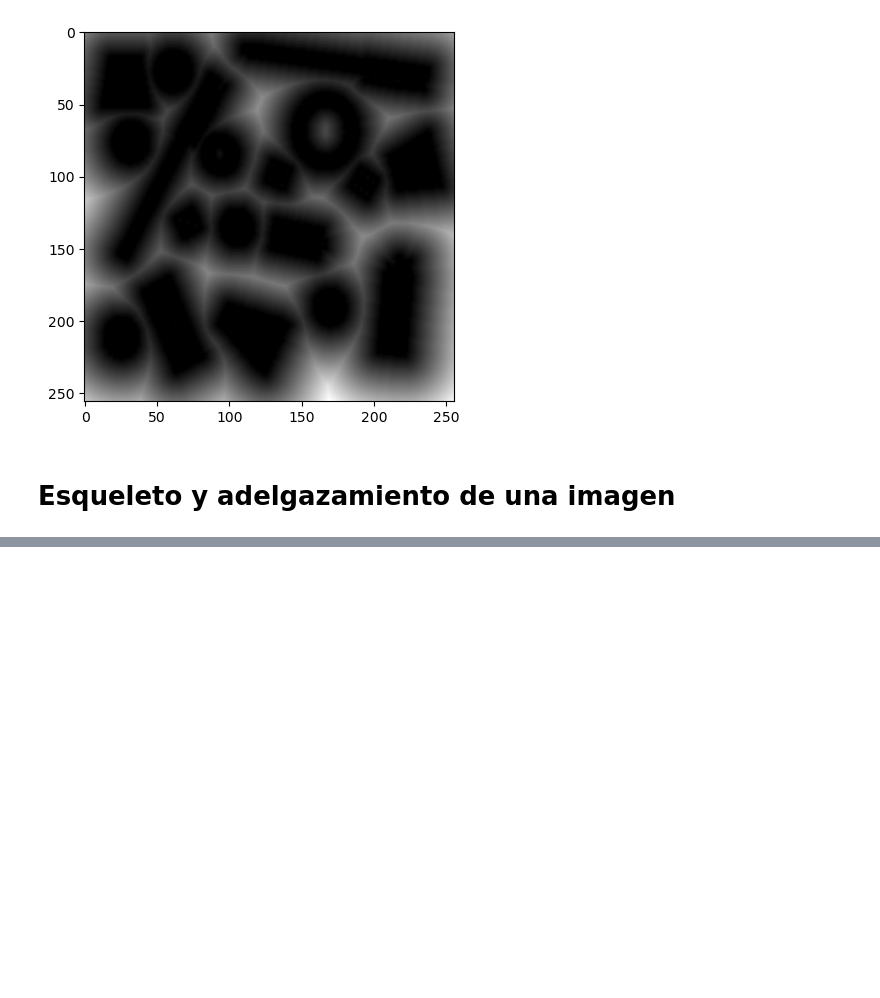
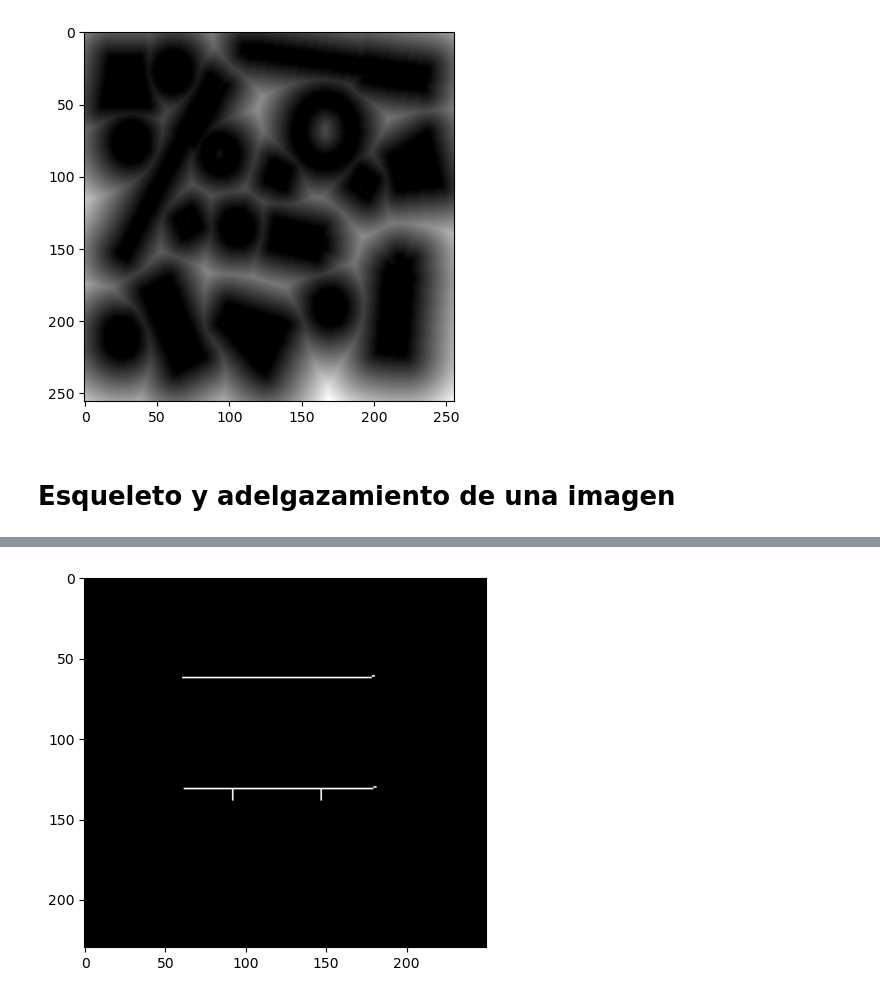
Before and after one commit to ImagenesYVision/Taller6, a Jupyter notebook: Taller6.ipynb, the cells around one changed output, grey strips where cells are left out. Drawn from its saved outputs; the diff is of its cells as text; code cells hidden in the pictures; blank space fills up the shorter version.

```diff
--- a/Taller6.ipynb
+++ b/Taller6.ipynb
@@ -368,0 +376,8 @@ plt.show()
+# %%
+from skimage.morphology import skeletonize, thin
+
+sk_image = skeletonize(rect,method="zhang")
+plt.imshow(sk_image, cmap="gray")
+plt.show()
+# %% [output]
+[figure, added]
```
Also changed, not shown: parts of 3 cells of this notebook.
